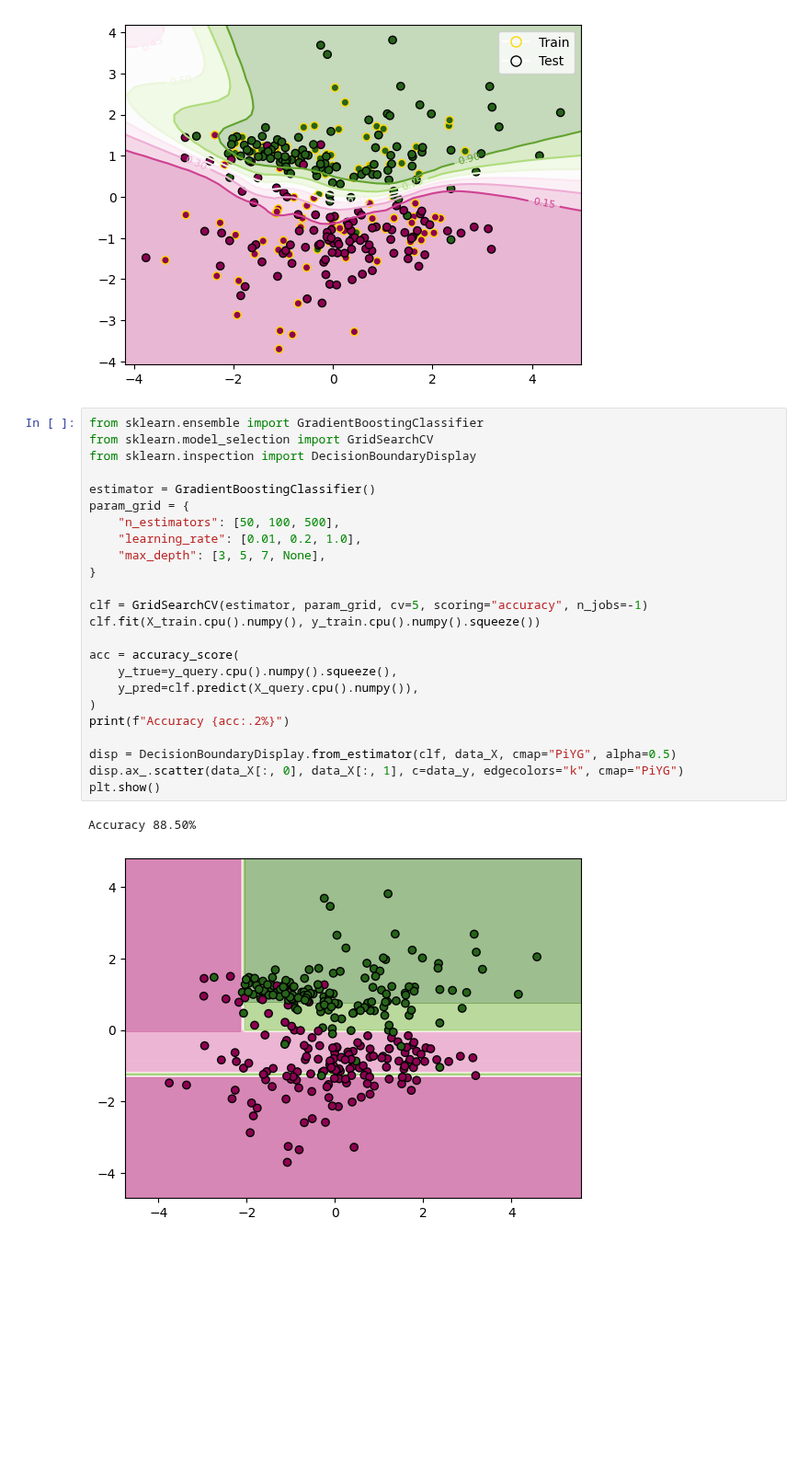
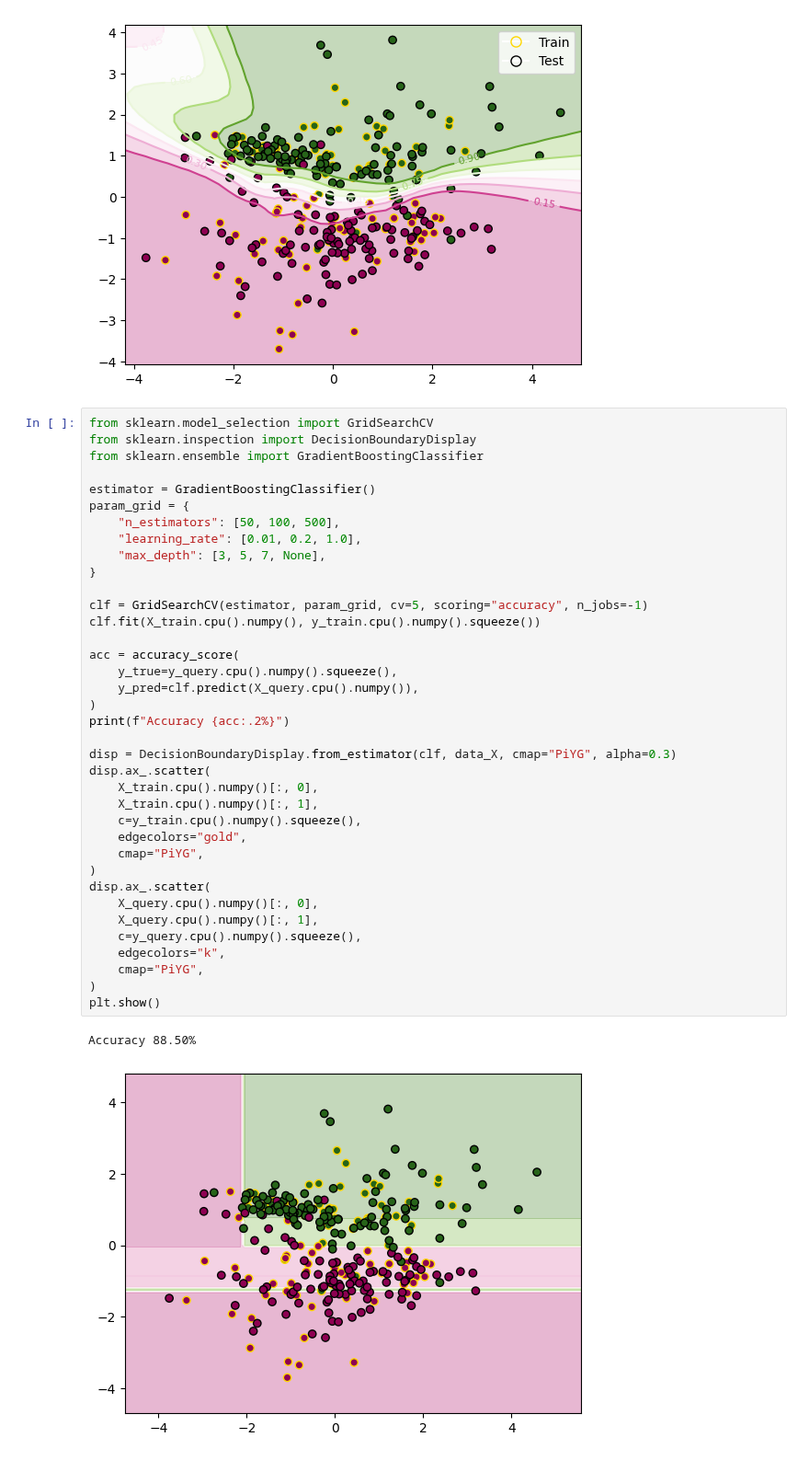
Before and after one commit to barhanc/tinny, a Jupyter notebook: notebooks/pfn-tutorial.ipynb, the cells around one changed output. Shown at 92% size. Drawn from its saved outputs; the diff is of its cells as text; blank space fills up the shorter version.

```diff
--- a/notebooks/pfn-tutorial.ipynb
+++ b/notebooks/pfn-tutorial.ipynb
@@ -354,29 +375,42 @@ plot_pfn_decision_boundary(ax, pfn, X_train, X_query, y_train, y_query, device)
 Accuracy 93.00%
 [figure]
 # %%
-from sklearn.ensemble import GradientBoostingClassifier
 from sklearn.model_selection import GridSearchCV
 from sklearn.inspection import DecisionBoundaryDisplay
+from sklearn.ensemble import GradientBoostingClassifier
 
 estimator = GradientBoostingClassifier()
 param_grid = {
     "n_estimators": [50, 100, 500],
     "learning_rate": [0.01, 0.2, 1.0],
     "max_depth": [3, 5, 7, None],
 }
 
 clf = GridSearchCV(estimator, param_grid, cv=5, scoring="accuracy", n_jobs=-1)
 clf.fit(X_train.cpu().numpy(), y_train.cpu().numpy().squeeze())
 
 acc = accuracy_score(
     y_true=y_query.cpu().numpy().squeeze(),
     y_pred=clf.predict(X_query.cpu().numpy()),
 )
 print(f"Accuracy {acc:.2%}")
 
-disp = DecisionBoundaryDisplay.from_estimator(clf, data_X, cmap="PiYG", alpha=0.5)
-disp.ax_.scatter(data_X[:, 0], data_X[:, 1], c=data_y, edgecolors="k", cmap="PiYG")
+disp = DecisionBoundaryDisplay.from_estimator(clf, data_X, cmap="PiYG", alpha=0.3)
+disp.ax_.scatter(
+    X_train.cpu().numpy()[:, 0],
+    X_train.cpu().numpy()[:, 1],
+    c=y_train.cpu().numpy().squeeze(),
+    edgecolors="gold",
+    cmap="PiYG",
+)
+disp.ax_.scatter(
+    X_query.cpu().numpy()[:, 0],
+    X_query.cpu().numpy()[:, 1],
+    c=y_query.cpu().numpy().squeeze(),
+    edgecolors="k",
+    cmap="PiYG",
+)
 plt.show()
 # %% [output]
 Accuracy 88.50%
-[figure, old version]
+[figure, new version]
```
Also changed, not shown: parts of 6 cells of this notebook.
